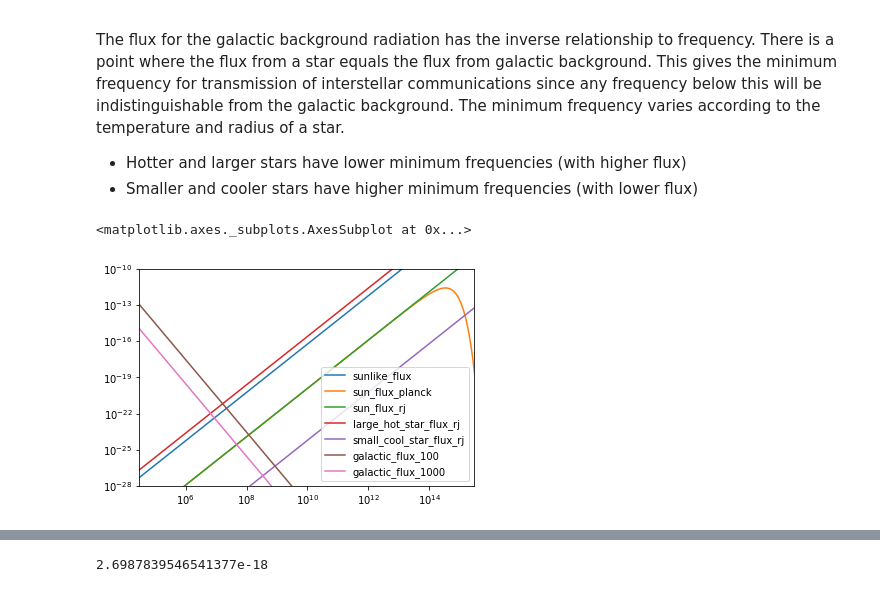
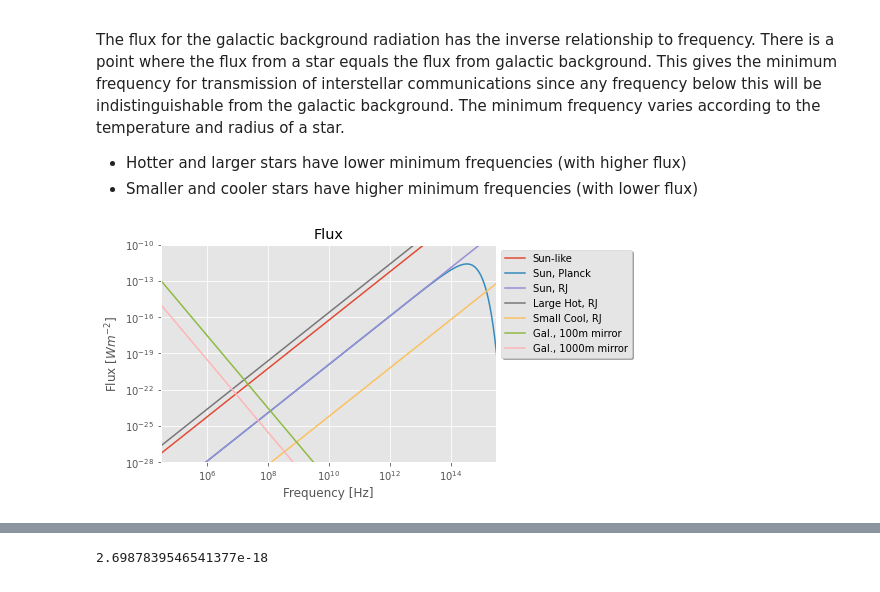
Before and after one commit to NicoGalvarino/techno_signatures, a Jupyter notebook: radio-seti/interstellar-communications/interstellar-communications.ipynb, the cells around one changed output, grey strips where cells are left out. Saved outputs shown, nothing was run; the diff lists cells and outputs as text; code cells hidden in the pictures.

Commit message:
Fix up plots

```diff
--- a/radio-seti/interstellar-communications/interstellar-communications.ipynb
+++ b/radio-seti/interstellar-communications/interstellar-communications.ipynb
@@ -209,6 +210,8 @@ sun_df.head()
 | 10.087891 | 1.808274e-34 | 1.806238e-34 | 1.278824e-12 | 3.451268e-15 | ... |
 | 10.132126 | 1.822497e-34 | 1.822113e-34 | 1.290063e-12 | 3.481602e-15 | ... |
 | 10.176554 | 1.836884e-34 | 1.838128e-34 | 1.301402e-12 | 3.512202e-15 | ... |
+# %%
+plt.style.use('ggplot')
 # %% [markdown]
 #### Spectral radiance
 
@@ -235,13 +248,21 @@ The flux for the galactic background radiation has the inverse relationship to f
 - Hotter and larger stars have lower minimum frequencies (with higher flux)
 - Smaller and cooler stars have higher minimum frequencies (with lower flux)
 # %%
-sun_df[["sunlike_flux", "sun_flux_planck",
-        "sun_flux_rj", "large_hot_star_flux_rj",
-        "small_cool_star_flux_rj",
-        "galactic_flux_100", "galactic_flux_1000"]][1e-2:1e18].plot(use_index=True, logx=True, logy=True, ylim=(1e-28, 1e-10), xlim=(3e4, 3e15))
+sun_df[["sunlike_flux", "sun_flux_planck", "sun_flux_rj",
+        "large_hot_star_flux_rj", "small_cool_star_flux_rj",
+        "galactic_flux_100", "galactic_flux_1000"]][1e-2:1e18].plot(use_index=True, loglog=True,
+                                                                    xlabel='Frequency [Hz]',
+                                                                    ylabel=r'Flux [$W {m}^{-2}$]',
+                                                                    ylim=(1e-28, 1e-10), xlim=(3e4, 3e15),
+                                                                    title='Flux');
+
+plt.legend(['Sun-like', 'Sun, Planck', 'Sun, RJ',
+            'Large Hot, RJ', 'Small Cool, RJ',
+            'Gal., 100m mirror', 'Gal., 1000m mirror'], #loc='upper center',
+            bbox_to_anchor=(1.0, 1.0),
+            ncol=1, fancybox=True, shadow=True);
 # %% [output]
-<matplotlib.axes._subplots.AxesSubplot at 0x...>
-[figure, old version]
+[figure, new version]
 # %% [markdown]
 ### Difference between Rayleigh-Jeans and Cocconi-Morrison
 
```
Also changed, not shown: parts of 10 cells of this notebook.
